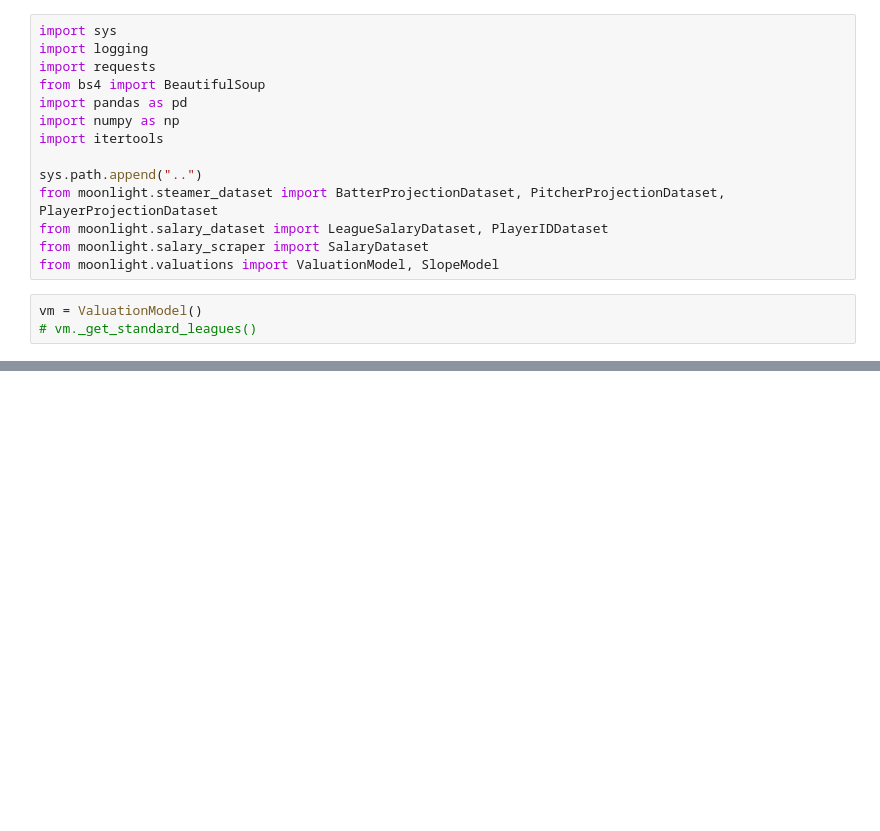
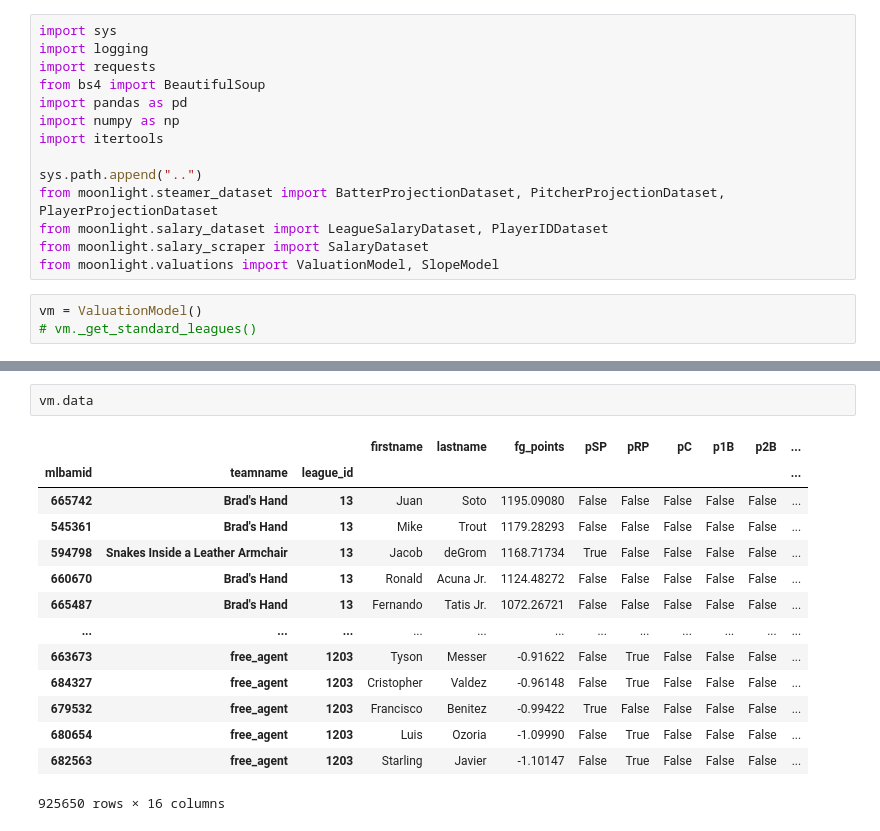
Before and after one commit to brendancooley/moonlight, a Jupyter notebook: _testing/testing.ipynb, the cells around one changed output, grey strips where cells are left out. Drawn from its saved outputs; the diff is of its cells as text; blank space fills up the shorter version.

```diff
--- a/_testing/testing.ipynb
+++ b/_testing/testing.ipynb
@@ -30 +33,18 @@ Convert one of the arguments to a NumPy array (eg 'ufunc(df1, np.asarray(df2)')
+# %%
+vm.data
+# %% [output]
+|  |  |  | firstname | lastname | fg_points | pSP | pRP | pC | p1B | p2B | ... |
+| mlbamid | teamname | league_id |  |  |  |  |  |  |  |  | ... |
+| 665742 | Brad's Hand | 13 | Juan | Soto | 1195.09080 | False | False | False | False | False | ... |
+| 545361 | Brad's Hand | 13 | Mike | Trout | 1179.28293 | False | False | False | False | False | ... |
+| 594798 | Snakes Inside a Leather Armchair | 13 | Jacob | deGrom | 1168.71734 | True | False | False | False | False | ... |
+| 660670 | Brad's Hand | 13 | Ronald | Acuna Jr. | 1124.48272 | False | False | False | False | False | ... |
+| 665487 | Brad's Hand | 13 | Fernando | Tatis Jr. | 1072.26721 | False | False | False | False | False | ... |
+| ... | ... | ... | ... | ... | ... | ... | ... | ... | ... | ... | ... |
+| 663673 | free_agent | 1203 | Tyson | Messer | -0.91622 | False | True | False | False | False | ... |
+| 684327 | free_agent | 1203 | Cristopher | Valdez | -0.96148 | False | True | False | False | False | ... |
+| 679532 | free_agent | 1203 | Francisco | Benitez | -0.99422 | True | False | False | False | False | ... |
+| 680654 | free_agent | 1203 | Luis | Ozoria | -1.09990 | False | True | False | False | False | ... |
+| 682563 | free_agent | 1203 | Starling | Javier | -1.10147 | False | True | False | False | False | ... |
+925650 rows × 16 columns
 # %%
```
Also changed, not shown: parts of 3 cells of this notebook, 3 other files.
